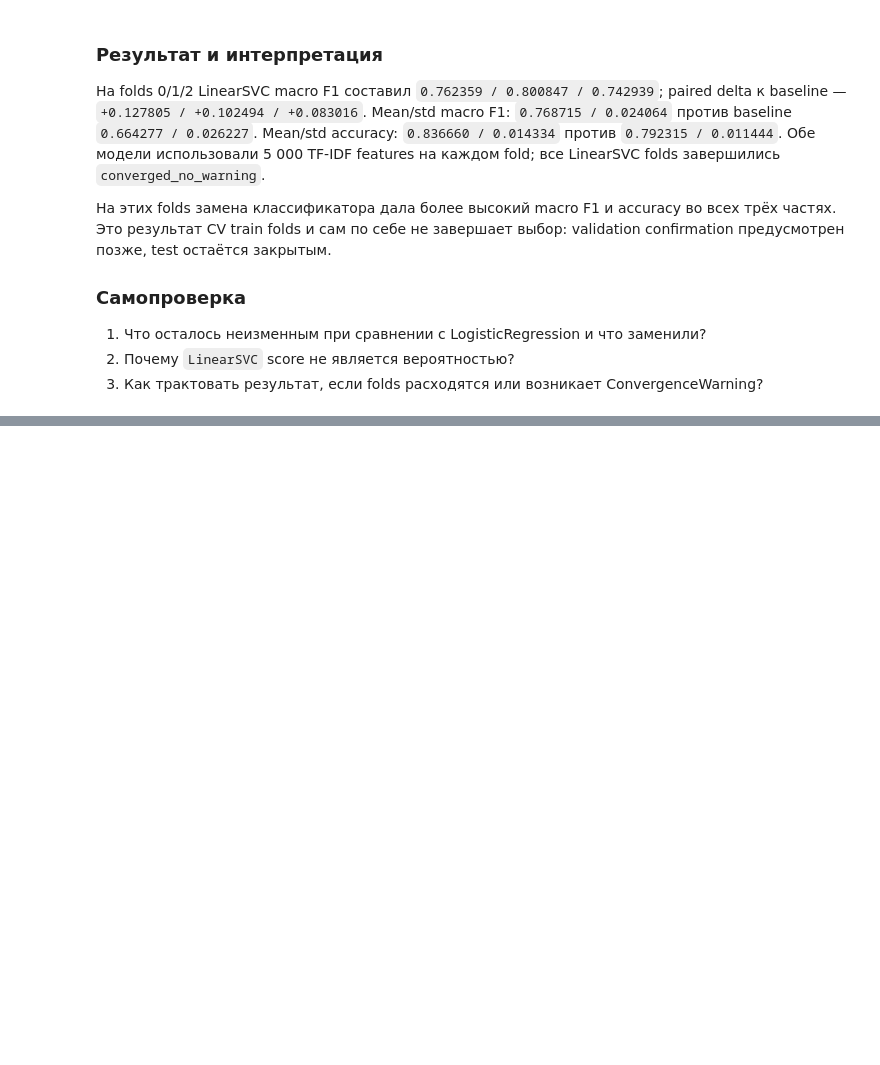
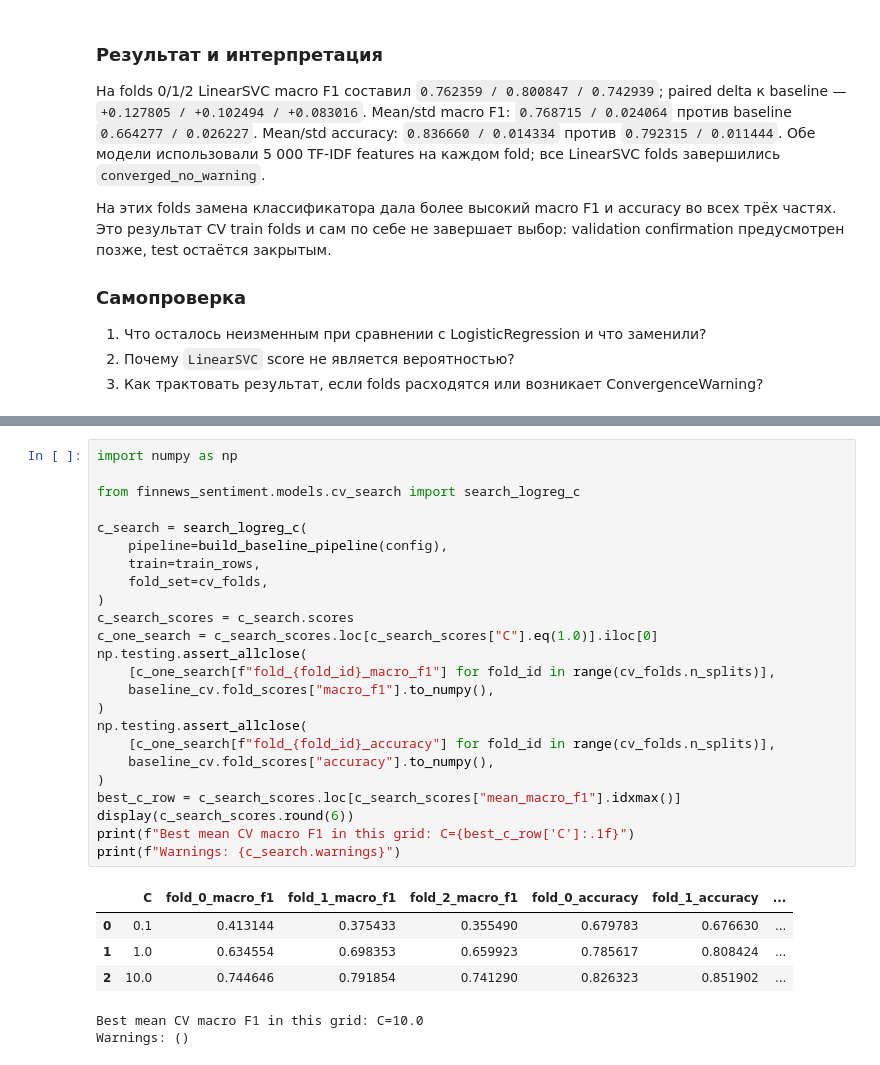
Before and after one commit to HomeboyMakkri/Text-classification, a Jupyter notebook: notebooks/day04_experiments.ipynb, the cells around one changed output, grey strips where cells are left out. Saved outputs shown, nothing was run; the diff lists cells and outputs as text; blank space fills up the shorter version.

Commit message:
Add bounded LogisticRegression C search

```diff
--- a/notebooks/day04_experiments.ipynb
+++ b/notebooks/day04_experiments.ipynb
@@ -347,0 +354,31 @@ Mean paired macro F1 delta: +0.104438
+# %%
+import numpy as np
+
+from finnews_sentiment.models.cv_search import search_logreg_c
+
+c_search = search_logreg_c(
+    pipeline=build_baseline_pipeline(config),
+    train=train_rows,
+    fold_set=cv_folds,
+)
+c_search_scores = c_search.scores
+c_one_search = c_search_scores.loc[c_search_scores["C"].eq(1.0)].iloc[0]
+np.testing.assert_allclose(
+    [c_one_search[f"fold_{fold_id}_macro_f1"] for fold_id in range(cv_folds.n_splits)],
+    baseline_cv.fold_scores["macro_f1"].to_numpy(),
+)
+np.testing.assert_allclose(
+    [c_one_search[f"fold_{fold_id}_accuracy"] for fold_id in range(cv_folds.n_splits)],
+    baseline_cv.fold_scores["accuracy"].to_numpy(),
+)
+best_c_row = c_search_scores.loc[c_search_scores["mean_macro_f1"].idxmax()]
+display(c_search_scores.round(6))
+print(f"Best mean CV macro F1 in this grid: C={best_c_row['C']:.1f}")
+print(f"Warnings: {c_search.warnings}")
+# %% [output]
+|  | C | fold_0_macro_f1 | fold_1_macro_f1 | fold_2_macro_f1 | fold_0_accuracy | fold_1_accuracy | ... |
+| 0 | 0.1 | 0.413144 | 0.375433 | 0.355490 | 0.679783 | 0.676630 | ... |
+| 1 | 1.0 | 0.634554 | 0.698353 | 0.659923 | 0.785617 | 0.808424 | ... |
+| 2 | 10.0 | 0.744646 | 0.791854 | 0.741290 | 0.826323 | 0.851902 | ... |
+Best mean CV macro F1 in this grid: C=10.0
+Warnings: ()
```
Also changed, not shown: parts of 2 cells of this notebook, 4 other files.
